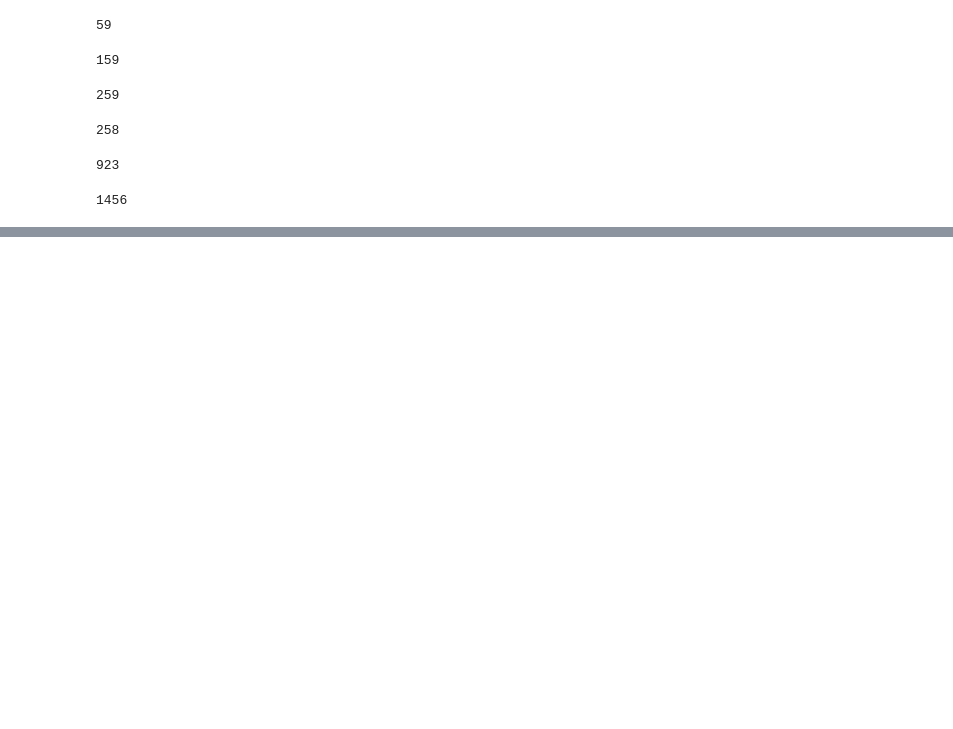
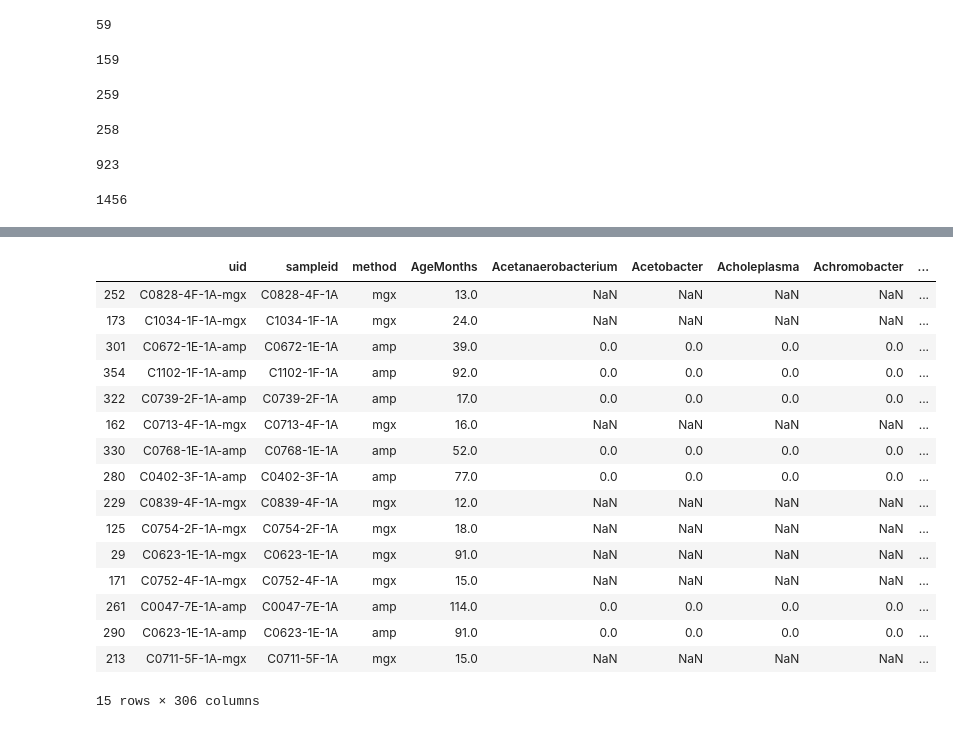
Before and after one commit to Klepac-Ceraj-Lab/thesis, a Jupyter notebook: analysis/20200119_mgx_16S_comparison.ipynb, the cells around one changed output, grey strips where cells are left out. Cells and saved outputs as stored; diff of their text form; code cells hidden in the pictures; blank space fills up the shorter version.

```diff
--- a/analysis/20200119_mgx_16S_comparison.ipynb
+++ b/analysis/20200119_mgx_16S_comparison.ipynb
@@ -275,0 +377,24 @@ mean_taxa_abund.to_csv('taxa_difference.csv')
+# %%
+cols_to_order = ['uid', 'sampleid',"method", "AgeMonths"]
+new_columns = cols_to_order + (concat_df.columns.drop(cols_to_order).tolist())
+concat_df = concat_df[new_columns]
+# %%
+concat_df.sample(15)
+# %% [output]
+|  | uid | sampleid | method | AgeMonths | Acetanaerobacterium | Acetobacter | Acholeplasma | Achromobacter | ... |
+| 252 | C0828-4F-1A-mgx | C0828-4F-1A | mgx | 13.0 | NaN | NaN | NaN | NaN | ... |
+| 173 | C1034-1F-1A-mgx | C1034-1F-1A | mgx | 24.0 | NaN | NaN | NaN | NaN | ... |
+| 301 | C0672-1E-1A-amp | C0672-1E-1A | amp | 39.0 | 0.0 | 0.0 | 0.0 | 0.0 | ... |
+| 354 | C1102-1F-1A-amp | C1102-1F-1A | amp | 92.0 | 0.0 | 0.0 | 0.0 | 0.0 | ... |
+| 322 | C0739-2F-1A-amp | C0739-2F-1A | amp | 17.0 | 0.0 | 0.0 | 0.0 | 0.0 | ... |
+| 162 | C0713-4F-1A-mgx | C0713-4F-1A | mgx | 16.0 | NaN | NaN | NaN | NaN | ... |
+| 330 | C0768-1E-1A-amp | C0768-1E-1A | amp | 52.0 | 0.0 | 0.0 | 0.0 | 0.0 | ... |
+| 280 | C0402-3F-1A-amp | C0402-3F-1A | amp | 77.0 | 0.0 | 0.0 | 0.0 | 0.0 | ... |
+| 229 | C0839-4F-1A-mgx | C0839-4F-1A | mgx | 12.0 | NaN | NaN | NaN | NaN | ... |
+| 125 | C0754-2F-1A-mgx | C0754-2F-1A | mgx | 18.0 | NaN | NaN | NaN | NaN | ... |
+| 29 | C0623-1E-1A-mgx | C0623-1E-1A | mgx | 91.0 | NaN | NaN | NaN | NaN | ... |
+| 171 | C0752-4F-1A-mgx | C0752-4F-1A | mgx | 15.0 | NaN | NaN | NaN | NaN | ... |
+| 261 | C0047-7E-1A-amp | C0047-7E-1A | amp | 114.0 | 0.0 | 0.0 | 0.0 | 0.0 | ... |
+| 290 | C0623-1E-1A-amp | C0623-1E-1A | amp | 91.0 | 0.0 | 0.0 | 0.0 | 0.0 | ... |
+| 213 | C0711-5F-1A-mgx | C0711-5F-1A | mgx | 15.0 | NaN | NaN | NaN | NaN | ... |
+15 rows × 306 columns
```
Also changed, not shown: parts of 28 cells of this notebook, 4 other files.
